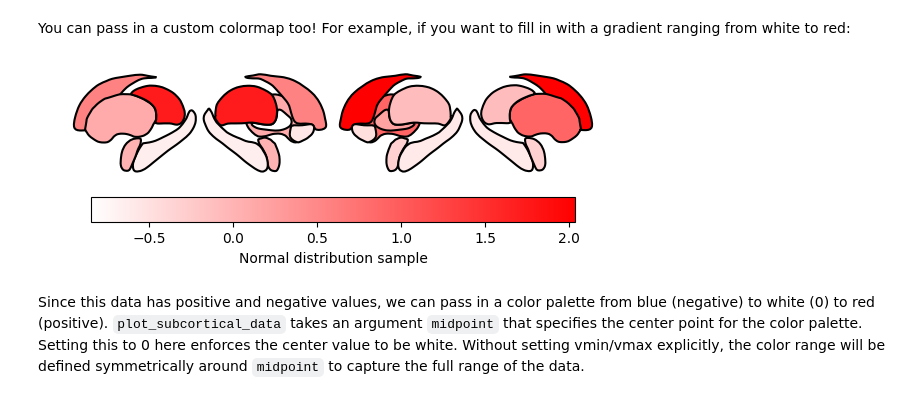
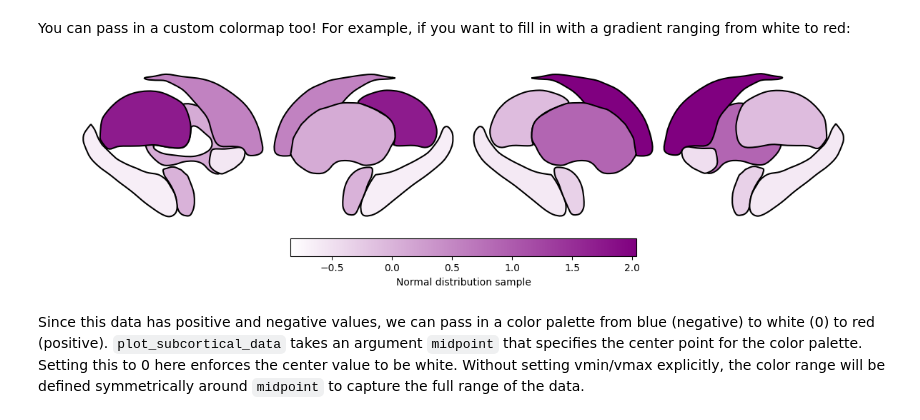
Before and after one commit to anniegbryant/subcortex_visualization, a Jupyter notebook: tutorial.ipynb, the cells around one changed output. Drawn from its saved outputs; the diff is of its cells as text; code cells hidden in the pictures.

```diff
--- a/tutorial.ipynb
+++ b/tutorial.ipynb
@@ -117,13 +117,13 @@ plot_subcortical_data(subcortex_data=example_continuous_data, atlas = 'aseg',
 # %% [markdown]
 You can pass in a custom colormap too! For example, if you want to fill in with a gradient ranging from white to red:
 # %%
-white_to_red_cmap = mcolors.LinearSegmentedColormap.from_list("white_to_red", ["white", "red"])
+white_to_purple_cmap = mcolors.LinearSegmentedColormap.from_list("white_to_purple", ["white", "purple"])
 
 plot_subcortical_data(subcortex_data=example_continuous_data, atlas = 'aseg',
                       hemisphere='both', fill_title = "Normal distribution sample",
-                      cmap=white_to_red_cmap)
+                      cmap=white_to_purple_cmap)
 # %% [output]
-[figure, old version]
+[figure, new version]
 # %% [markdown]
 Since this data has positive and negative values, we can pass in a color palette from blue (negative) to white (0) to red (positive).
 `plot_subcortical_data` takes an argument `midpoint` that specifies the center point for the color palette.
```
Also changed, not shown: parts of 9 cells of this notebook, 20 other files.
